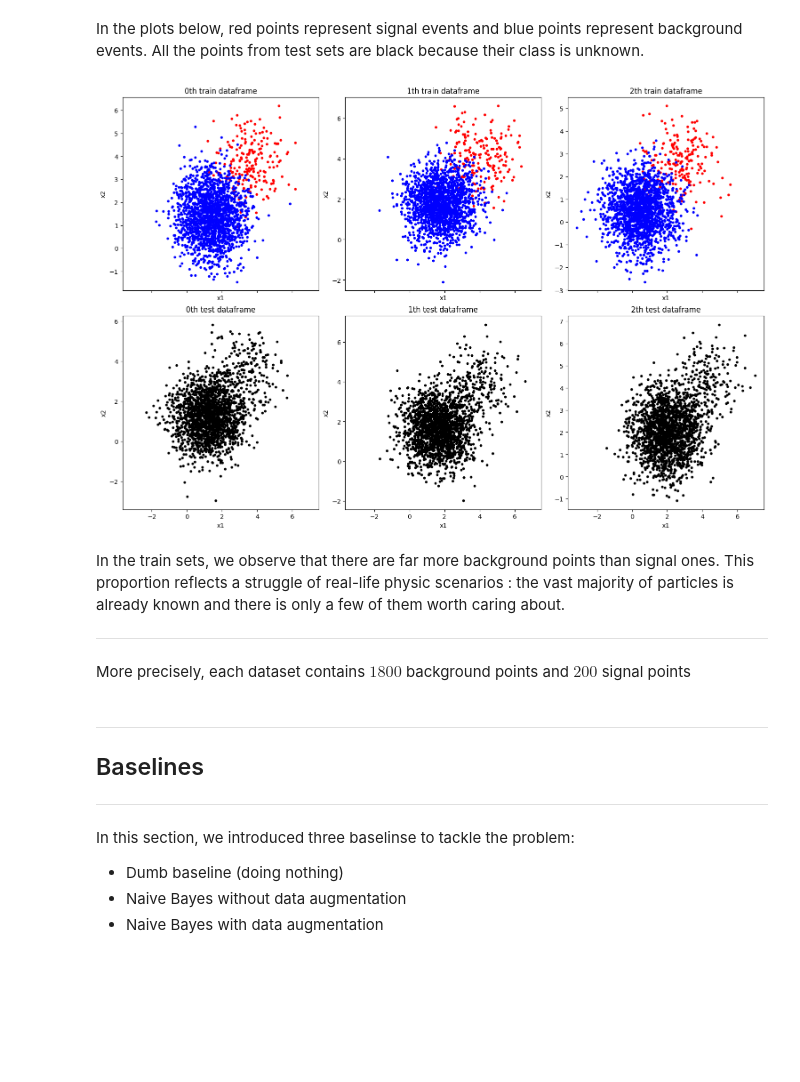
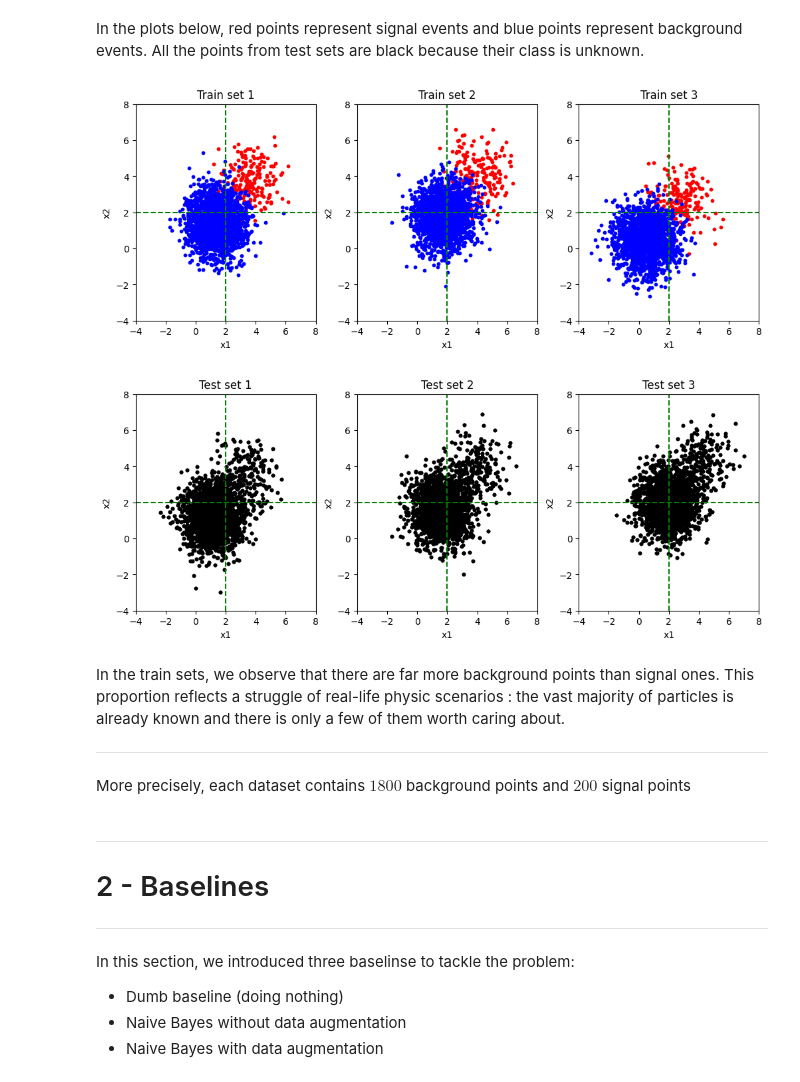
Before and after one commit to ihsaan-ullah/fair-universe, a Jupyter notebook: starting_kit/README.ipynb, the cells around one changed output. Drawn from its saved outputs; the diff is of its cells as text; code cells hidden in the pictures; blank space fills up the shorter version.

Commit message:
visualization functions updated

```diff
--- a/starting_kit/README.ipynb
+++ b/starting_kit/README.ipynb
@@ -134,7 +121,7 @@ path.append(score_dir)
 from data_io import load_data, show_data_statistics, write
 # %%
 data_name = 'fair_universe_challenge'
-data_dir = 'public_data'
+data_dir = 'input_data'
 # %%
 train_sets, test_sets = load_data(data_dir)
 # %% [output]
@@ -218,11 +210,13 @@ Each dataset contains two clusters of points, one of which corresponds to the si
 # %% [markdown]
 In the plots below, red points represent signal events and blue points represent background events. All the points from test sets are black because their class is unknown.
 # %%
-from visualize import show_train_test
+from visualize import visualize_train_data, visualize_test_data
 
-show_train_test(train_sets,test_sets,save_figure=True)
+visualize_train_data(train_sets)
+visualize_test_data(test_sets)
 # %% [output]
-[figure, old version]
+[figure, new version]
+[figure, added]
 # %% [markdown]
 In the train sets, we observe that there are far more background points than signal ones. This proportion reflects a struggle of real-life physic scenarios : the vast majority of particles is already known and there is only a few of them worth caring about.
 
@@ -231,7 +225,7 @@ In the train sets, we observe that there are far more background points than sig
 More precisely, each dataset contains $1800$ background points and $200$ signal points
 # %% [markdown]
 ***
-## Baselines
+# 2 - Baselines
 ***
 # %% [markdown]
 In this section, we introduced three baselinse to tackle the problem:
```
Also changed, not shown: parts of 38 cells of this notebook, 13 other files.
